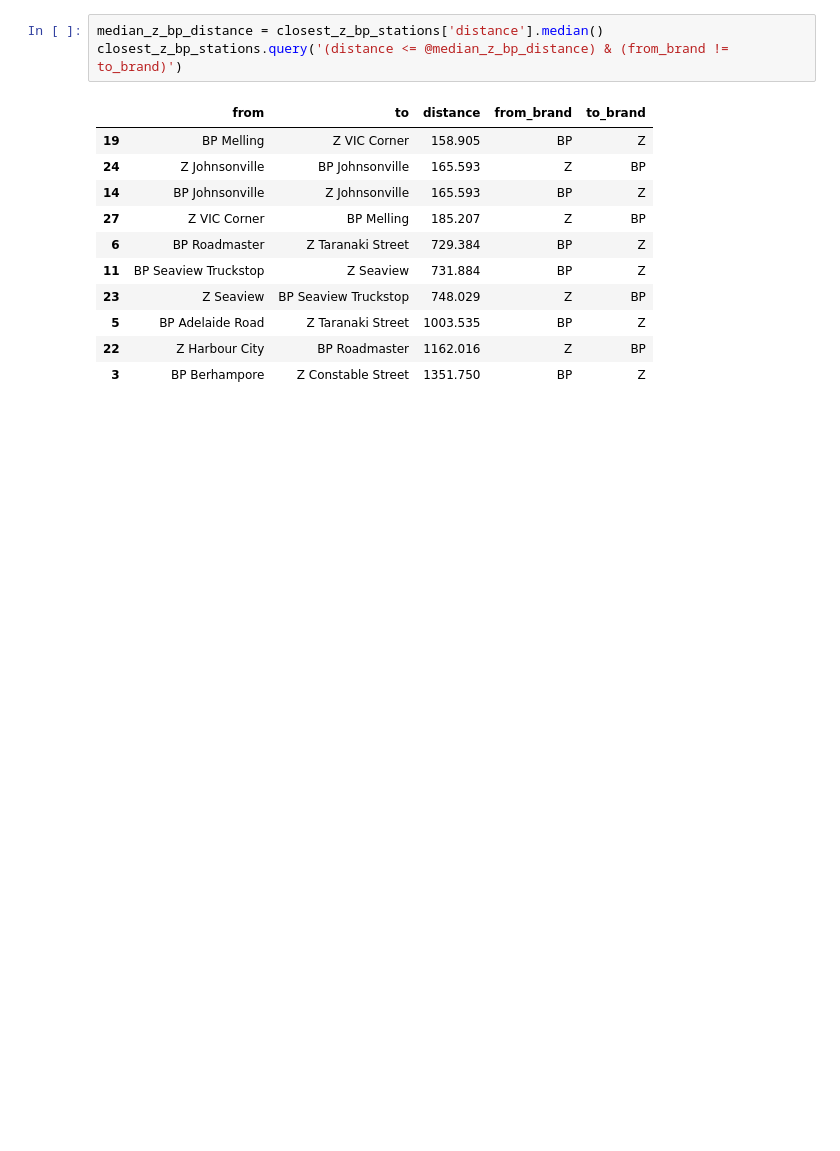
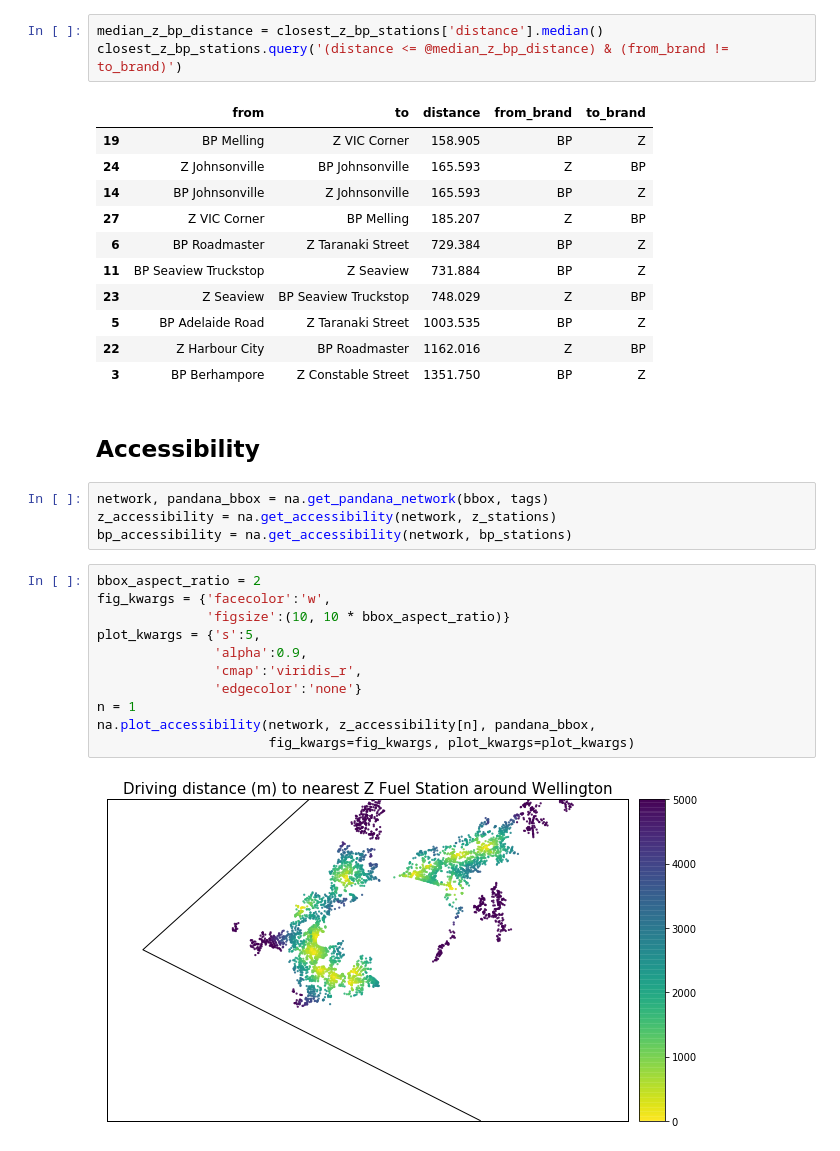
Before and after one commit to shriv/fuel-stations, a Jupyter notebook: Fuel Stations Analysis.ipynb, the cells around one changed output. Cells and saved outputs as stored; diff of their text form; blank space fills up the shorter version.

Commit message:
Adding pandana driving accessibility analysis.

```diff
--- a/Fuel Stations Analysis.ipynb
+++ b/Fuel Stations Analysis.ipynb
@@ -409,3 +392,22 @@ closest_z_bp_stations.query('(distance <= @median_z_bp_distance) & (from_brand !
 | 5 | BP Adelaide Road | Z Taranaki Street | 1003.535 | BP | Z |
 | 22 | Z Harbour City | BP Roadmaster | 1162.016 | Z | BP |
 | 3 | BP Berhampore | Z Constable Street | 1351.750 | BP | Z |
+# %% [markdown]
+## Accessibility
+# %%
+network, pandana_bbox = na.get_pandana_network(bbox, tags)
+z_accessibility = na.get_accessibility(network, z_stations)
+bp_accessibility = na.get_accessibility(network, bp_stations)
+# %%
+bbox_aspect_ratio = 2
+fig_kwargs = {'facecolor':'w',
+              'figsize':(10, 10 * bbox_aspect_ratio)}
+plot_kwargs = {'s':5,
+               'alpha':0.9,
+               'cmap':'viridis_r',
+               'edgecolor':'none'}
+n = 1
+na.plot_accessibility(network, z_accessibility[n], pandana_bbox,
+                      fig_kwargs=fig_kwargs, plot_kwargs=plot_kwargs)
+# %% [output]
+[figure, added]
```
Also changed, not shown: parts of 24 cells of this notebook, 1 other file.
